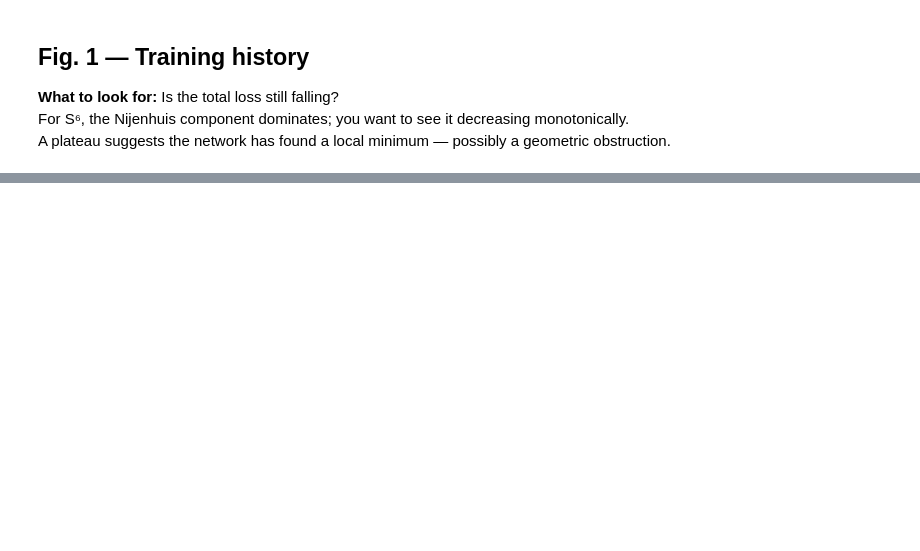
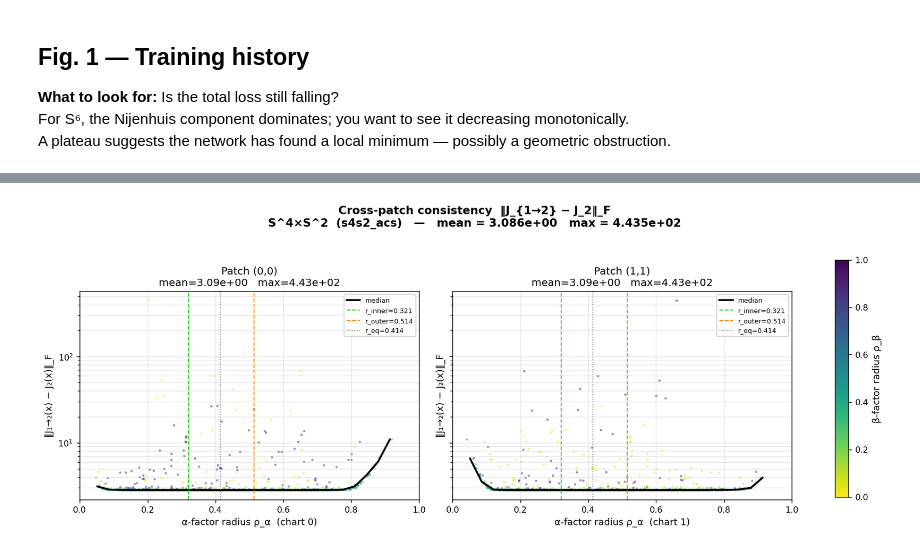
Before and after one commit to edhirst/learning-acs-cs, a Jupyter notebook: analysis_v1.ipynb, the cells around one changed output, grey strips where cells are left out. Drawn from its saved outputs; the diff is of its cells as text; code cells hidden in the pictures; blank space fills up the shorter version.

```diff
--- a/analysis_v1.ipynb
+++ b/analysis_v1.ipynb
@@ -880,0 +1609,97 @@ if DIM == 6:
+# %%
+# ── Fig. 5: Cross-patch consistency ───────────────────────────────────────────
+#
+# Layout mirrors Figs 2–4 — one panel per patch involved in the overlap:
+#   sphere:         1×2 — Patch 1 (steelblue) | Patch 2 (tomato)
+#   sphere_product: 1×2 — Patch (0,0) | Patch (1,1)
+#                   colour = β-factor radius ρ_β  (viridis_r, same as Fig. 2)
+#
+# The overlap error is the same in both panels — only the x-axis (patch radius)
+# changes, moving from ρ₁ (chart-0 ball) to ρ₂ = (1−ρ₁)/(1+ρ₁) (chart-1 ball).
+# Band boundaries swap accordingly: r_inner ↔ r_outer under the patch-change map.
+# ─────────────────────────────────────────────────────────────────────────────
+
+# Chart-1 α-factor radius for the overlap samples (self-inverse map)
+rho_ov2 = (1.0 - rho_ov) / (1.0 + rho_ov)
+
+# Band boundaries in chart-1 coordinates (r_inner ↔ r_outer, r_eq is a fixed point)
+r_inner_ov2 = (1.0 - r_outer_val) / (1.0 + r_outer_val)
+r_outer_ov2 = (1.0 - r_inner_val) / (1.0 + r_inner_val)
+
+if MANIFOLD_TYPE == 'sphere':
+    _ov_panels = [
+        dict(label='Patch 1', rho=rho_ov,  r_in=r_inner_val, r_out=r_outer_val,
+             c_vals=None, clr='steelblue',
+             xlabel='Patch-1 radius ρ₁'),
+        dict(label='Patch 2', rho=rho_ov2, r_in=r_inner_ov2, r_out=r_outer_ov2,
+             c_vals=None, clr='tomato',
+             xlabel='Patch-2 radius ρ₂ = (1−ρ₁)/(1+ρ₁)'),
+    ]
+elif MANIFOLD_TYPE == 'sphere_product':
+    _ov_panels = [
+        dict(label='Patch (0,0)', rho=rho_ov,  r_in=r_inner_val, r_out=r_outer_val,
+             c_vals=rho_b,  clr=None,
+             xlabel='α-factor radius ρ_α  (chart 0)'),
+        dict(label='Patch (1,1)', rho=rho_ov2, r_in=r_inner_ov2, r_out=r_outer_ov2,
+             c_vals=rho_b2, clr=None,
+             xlabel='α-factor radius ρ_α  (chart 1)'),
+    ]
+
+fig, axes = plt.subplots(1, 2, figsize=(13, 5), sharey=True)
+fig.suptitle(
+    f'Cross-patch consistency  ‖J_{{1→2}} − J_2‖_F\n'
+    f'{exp["manifold_label"]}  ({exp["name"]})'
+    f'   —   mean = {overlap_err.mean():.3e}   max = {overlap_err.max():.3e}',
+    fontweight='bold',
+)
+
+sc5_last = None
+for ax, kw in zip(axes, _ov_panels):
+    _sc_kw = dict(s=6, alpha=0.5, linewidths=0)
+    if kw['c_vals'] is not None:
+        _sc_kw.update(c=kw['c_vals'], cmap='viridis_r', vmin=0, vmax=1)
+    else:
+        _sc_kw['c'] = kw['clr']
+    sc = ax.scatter(kw['rho'], overlap_err, **_sc_kw)
+    if kw['c_vals'] is not None:
+        sc5_last = sc
+
+    # Per-bin median
+    _bins = np.linspace(0, 1, 30)
+    _idx  = np.digitize(kw['rho'], _bins)
+    _med  = [np.median(overlap_err[_idx == b]) if np.any(_idx == b) else np.nan
+             for b in range(1, len(_bins))]
+    ax.plot(0.5 * (_bins[:-1] + _bins[1:]), _med, color='k', lw=2, label='median')
+
+    # Equatorial band markers
+    ax.axvline(kw['r_in'],      color='limegreen',  ls='--', lw=1.1,
+               label=f'r_inner={kw["r_in"]:.3f}')
+    ax.axvline(kw['r_out'],     color='darkorange', ls='--', lw=1.1,
+               label=f'r_outer={kw["r_out"]:.3f}')
+    ax.axvline(RADIAL_MIDPOINT, color='grey',       ls=':',  lw=1.0,
+               label=f'r_eq={RADIAL_MIDPOINT:.3f}')
+
+    ax.set_yscale('log')
+    ax.set_xlim(0, 1)
+    ax.set_xlabel(kw['xlabel'])
+    ax.set_ylabel('‖J₁→₂(x) − J₂(x)‖_F')
+    ax.set_title(f'{kw["label"]}\nmean={overlap_err.mean():.2e}   max={overlap_err.max():.2e}')
+    ax.legend(fontsize=7, loc='upper right')
+    ax.grid(True, which='both', alpha=0.3)
+
+# Shared colorbar (sphere_product only) — β-factor radius ρ_β
+if MANIFOLD_TYPE == 'sphere_product' and sc5_last is not None:
+    from matplotlib.cm import ScalarMappable
+    from matplotlib.colors import Normalize
+    _sm5 = ScalarMappable(cmap='viridis_r', norm=Normalize(0, 1))
+    _sm5.set_array([])
+    plt.tight_layout(rect=[0, 0, 0.88, 0.93])
+    cbar_ax5 = fig.add_axes([0.91, 0.12, 0.015, 0.70])
+    fig.colorbar(_sm5, cax=cbar_ax5, label='β-factor radius ρ_β')
+else:
+    plt.tight_layout(rect=[0, 0, 1.0, 0.93])
+
+plt.savefig(exp['path'] / 'fig5_overlap_consistency.pdf', bbox_inches='tight')
+plt.show()
+# %% [output]
+[figure, added]
```
Also changed, not shown: parts of 29 cells of this notebook.
